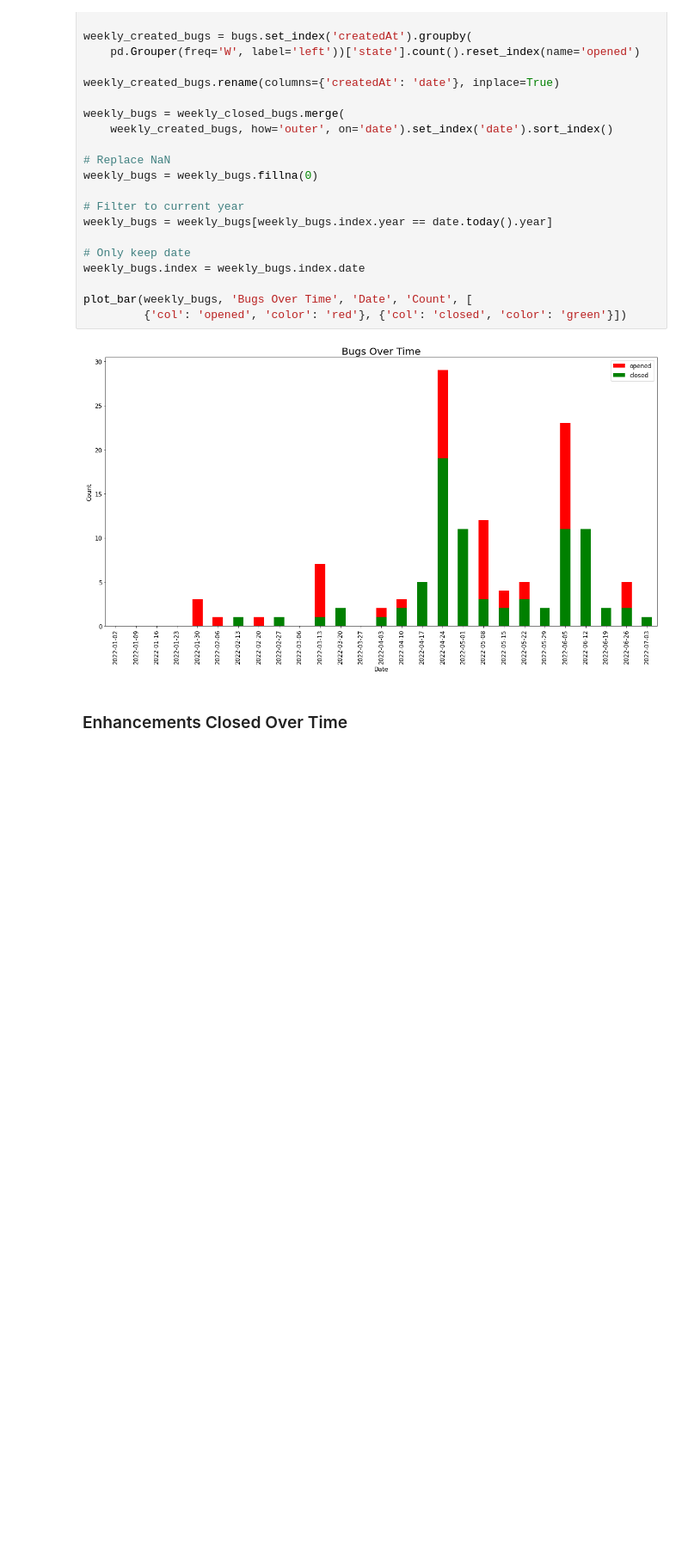
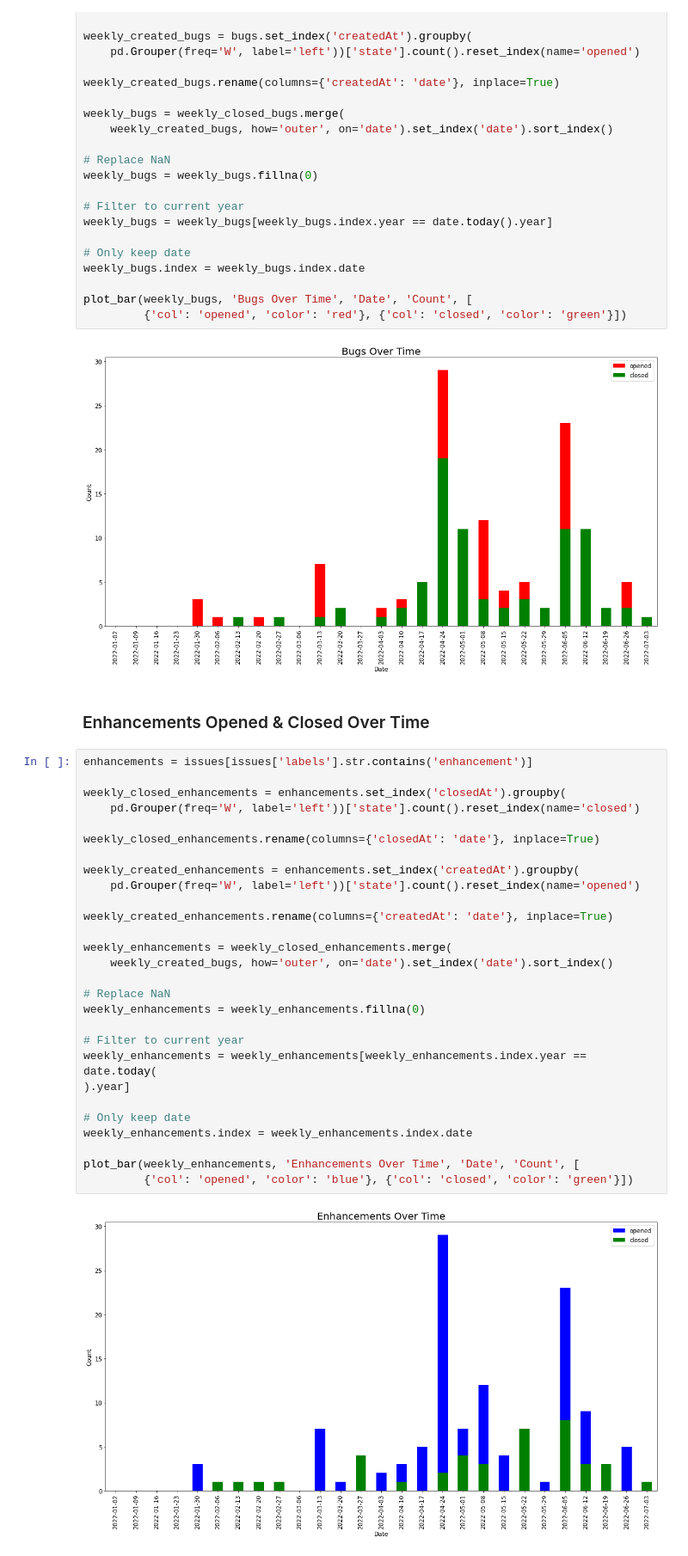
Before and after one commit to thebrianbug/dev-flow-dashboard, a Jupyter notebook: Flow_Dashboard.ipynb, the cells around one changed output. Shown at 86% size. Saved outputs shown, nothing was run; the diff lists cells and outputs as text; blank space fills up the shorter version.

Commit message:
Add chart for enhancements

```diff
--- a/Flow_Dashboard.ipynb
+++ b/Flow_Dashboard.ipynb
@@ -208,4 +208,34 @@ plot_bar(weekly_bugs, 'Bugs Over Time', 'Date', 'Count', [
 # %% [output]
 [figure]
 # %% [markdown]
-### Enhancements Closed Over Time
+### Enhancements Opened & Closed Over Time
+# %%
+enhancements = issues[issues['labels'].str.contains('enhancement')]
+
+weekly_closed_enhancements = enhancements.set_index('closedAt').groupby(
+    pd.Grouper(freq='W', label='left'))['state'].count().reset_index(name='closed')
+
+weekly_closed_enhancements.rename(columns={'closedAt': 'date'}, inplace=True)
+
+weekly_created_enhancements = enhancements.set_index('createdAt').groupby(
+    pd.Grouper(freq='W', label='left'))['state'].count().reset_index(name='opened')
+
+weekly_created_enhancements.rename(columns={'createdAt': 'date'}, inplace=True)
+
+weekly_enhancements = weekly_closed_enhancements.merge(
+    weekly_created_bugs, how='outer', on='date').set_index('date').sort_index()
+
+# Replace NaN
+weekly_enhancements = weekly_enhancements.fillna(0)
+
+# Filter to current year
+weekly_enhancements = weekly_enhancements[weekly_enhancements.index.year == date.today(
+).year]
+
+# Only keep date
+weekly_enhancements.index = weekly_enhancements.index.date
+
+plot_bar(weekly_enhancements, 'Enhancements Over Time', 'Date', 'Count', [
+         {'col': 'opened', 'color': 'blue'}, {'col': 'closed', 'color': 'green'}])
+# %% [output]
+[figure, added]
```
